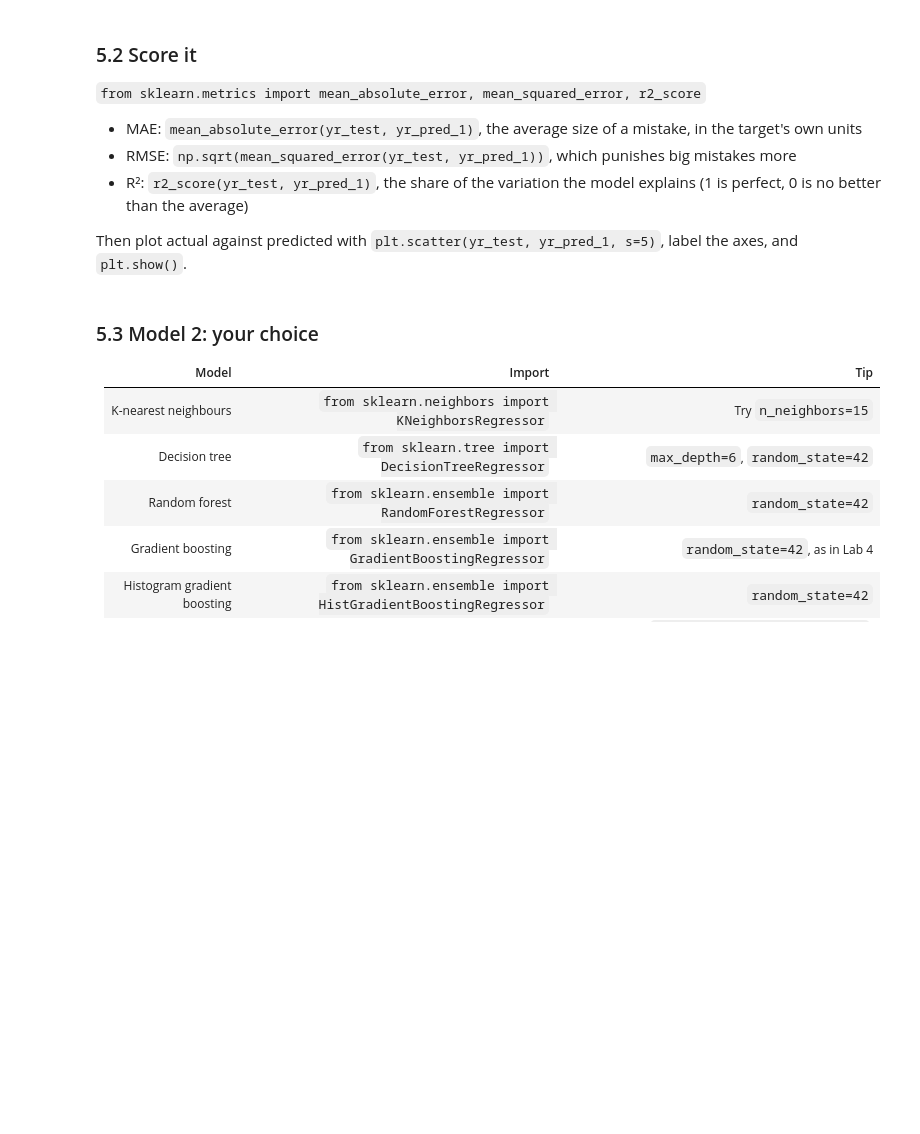
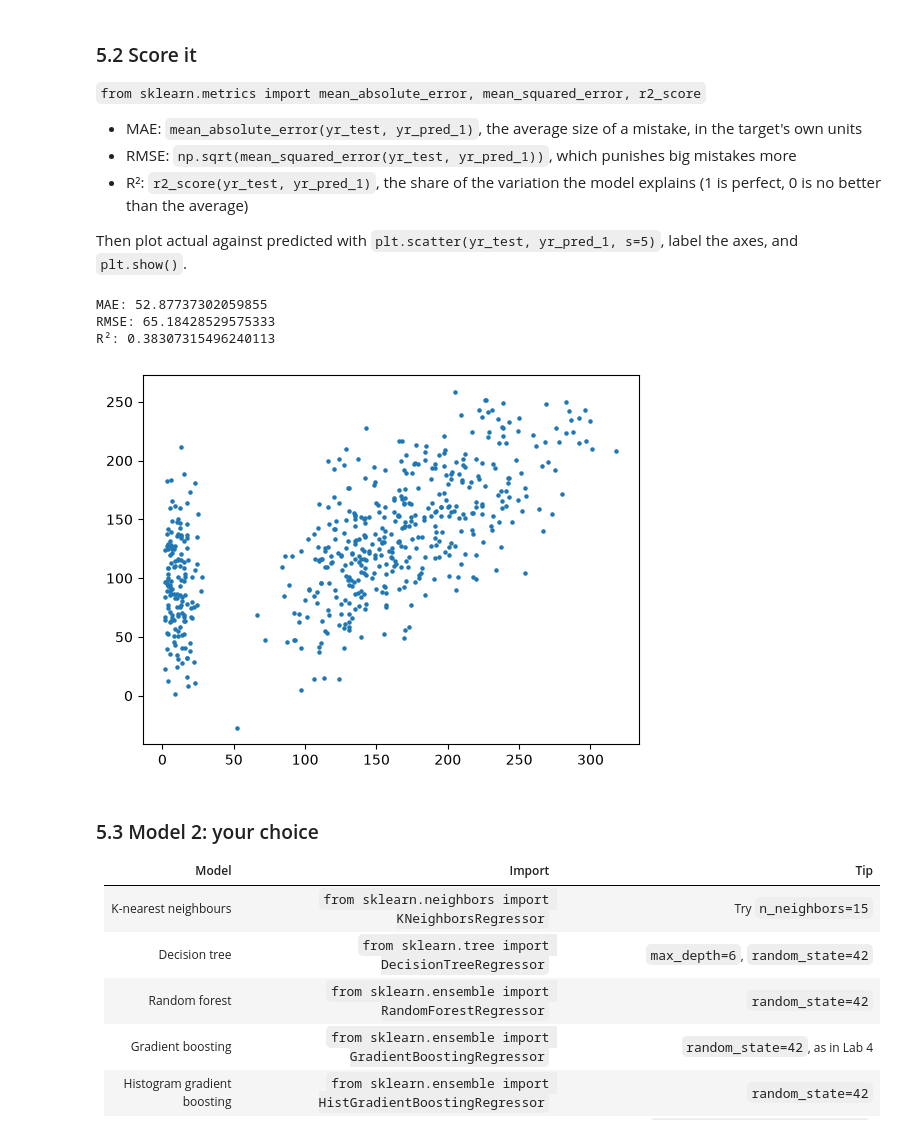
Before and after one commit to Andile-cpu/AI_CA2, a Jupyter notebook: CA2_music_Wed-02.ipynb, the cells around one changed output. Drawn from its saved outputs; the diff is of its cells as text; code cells hidden in the pictures; blank space fills up the shorter version.

```diff
--- a/CA2_music_Wed-02.ipynb
+++ b/CA2_music_Wed-02.ipynb
@@ -549,6 +550,10 @@ I chose the clf_1(LogisticRegression) model because it has an accuracy score of
 `from sklearn.linear_model import LinearRegression`, `reg_1 = LinearRegression()`, `.fit(X_train_scaled, yr_train)`, then `yr_pred_1 = reg_1.predict(X_test_scaled)`. This is Lab 4 again, with a different target.
 # %%
 # Create reg_1 (linear regression), train it, and predict the test set into yr_pred_1
+from sklearn.linear_model import LinearRegression
+reg_1 = LinearRegression()
+reg_1.fit(X_train_scaled, yr_train)
+yr_pred_1 = reg_1.predict(X_test_scaled)
 # %% [markdown]
 ### 5.2 Score it
 
@@ -561,6 +566,17 @@ I chose the clf_1(LogisticRegression) model because it has an accuracy score of
 Then plot actual against predicted with `plt.scatter(yr_test, yr_pred_1, s=5)`, label the axes, and `plt.show()`.
 # %%
 # Print the MAE, RMSE and R2 of reg_1, and plot actual against predicted
+from sklearn.metrics import mean_absolute_error, mean_squared_error, r2_score
+print("MAE:", mean_absolute_error(yr_test, yr_pred_1))
+print("RMSE:", np.sqrt(mean_squared_error(yr_test, yr_pred_1)))
+print("R²:", r2_score(yr_test, yr_pred_1))
+plt.scatter(yr_test, yr_pred_1, s=5)
+plt.show()
+# %% [output]
+MAE: 52.87737302059855
+RMSE: 65.18428529575333
+R²: 0.38307315496240113
+[figure, added]
 # %% [markdown]
 ### 5.3 Model 2: your choice
 
```
Also changed, not shown: parts of 3 cells of this notebook, 1 other file.
